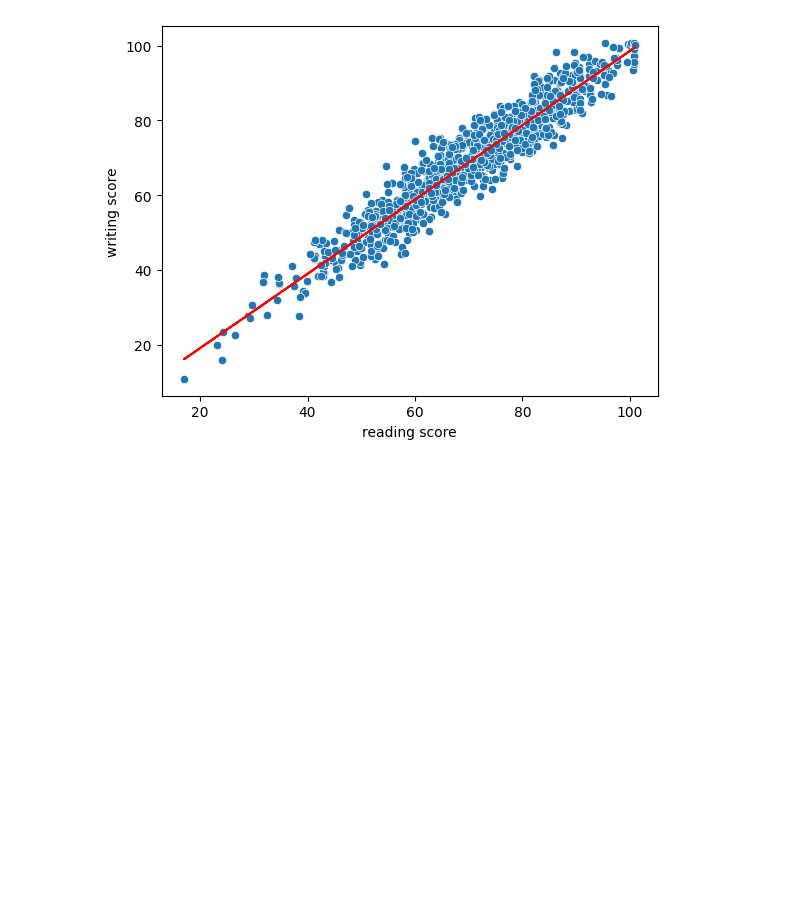
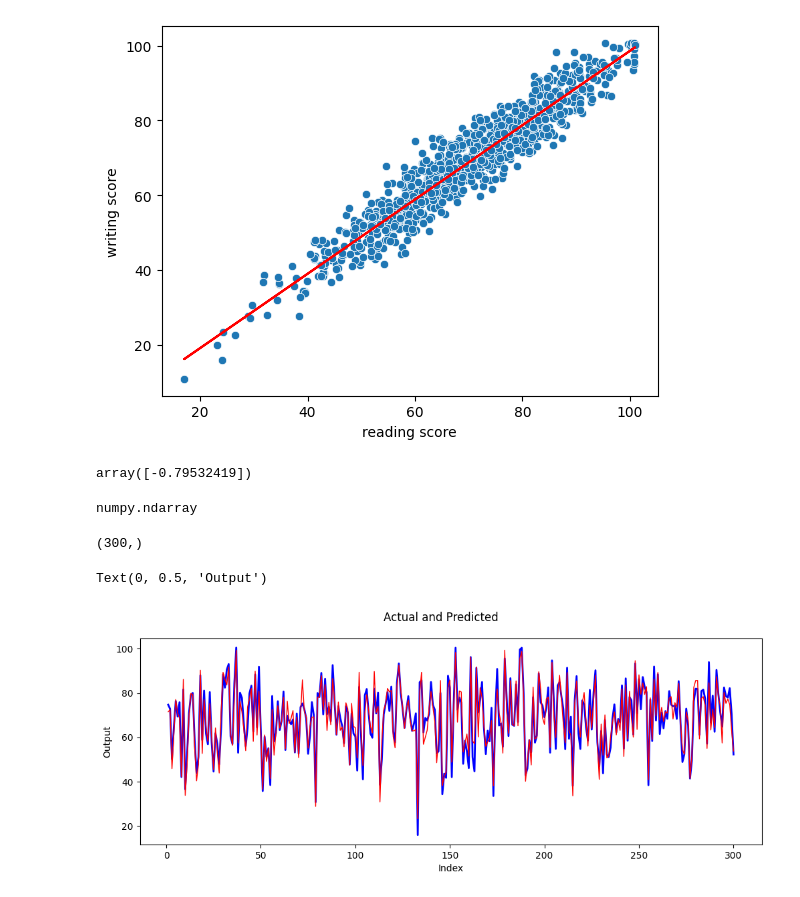
Before and after one commit to Srish09-S/ML, a Jupyter notebook: simple linear regression/1.ipynb, the cells around one changed output. Cells and saved outputs as stored; diff of their text form; code cells hidden in the pictures; blank space fills up the shorter version.

```diff
--- a/simple linear regression/1.ipynb
+++ b/simple linear regression/1.ipynb
@@ -131,3 +131,46 @@ plt.plot(x_Train, lr.predict(x_Train), color='red')
 plt.show()
 # %% [output]
 [figure]
+# %%
+import pandas as pd
+from sklearn.model_selection import train_test_split
+from sklearn.linear_model import LinearRegression
+
+X = new_df[['reading score']]
+y = new_df['writing score']
+
+X_train, X_test, y_train, y_test = train_test_split(
+    X, y, test_size=0.3, random_state=0
+)
+
+lr = LinearRegression()
+
+lr.fit(X_train, y_train)
+
+y_pred = lr.predict(X_test)
+
+import numpy as np
+
+lr.predict(np.array([[0]]))
+# %% [output]
+array([-0.79532419])
+# %%
+type(y_pred)
+# %% [output]
+numpy.ndarray
+# %%
+y_pred.shape
+# %% [output]
+(300,)
+# %%
+import matplotlib.pyplot as plt
+c = [i for i in range(1,301)]
+fig = plt.figure(figsize=(12,4))
+plt.plot(c,y_test, color="blue", linewidth=2, linestyle="-")
+plt.plot(c,y_pred, color="red",  linewidth=1, linestyle="-")
+fig.suptitle('Actual and Predicted')
+plt.xlabel('Index')
+plt.ylabel('Output')
+# %% [output]
+Text(0, 0.5, 'Output')
+[figure, added]
```
